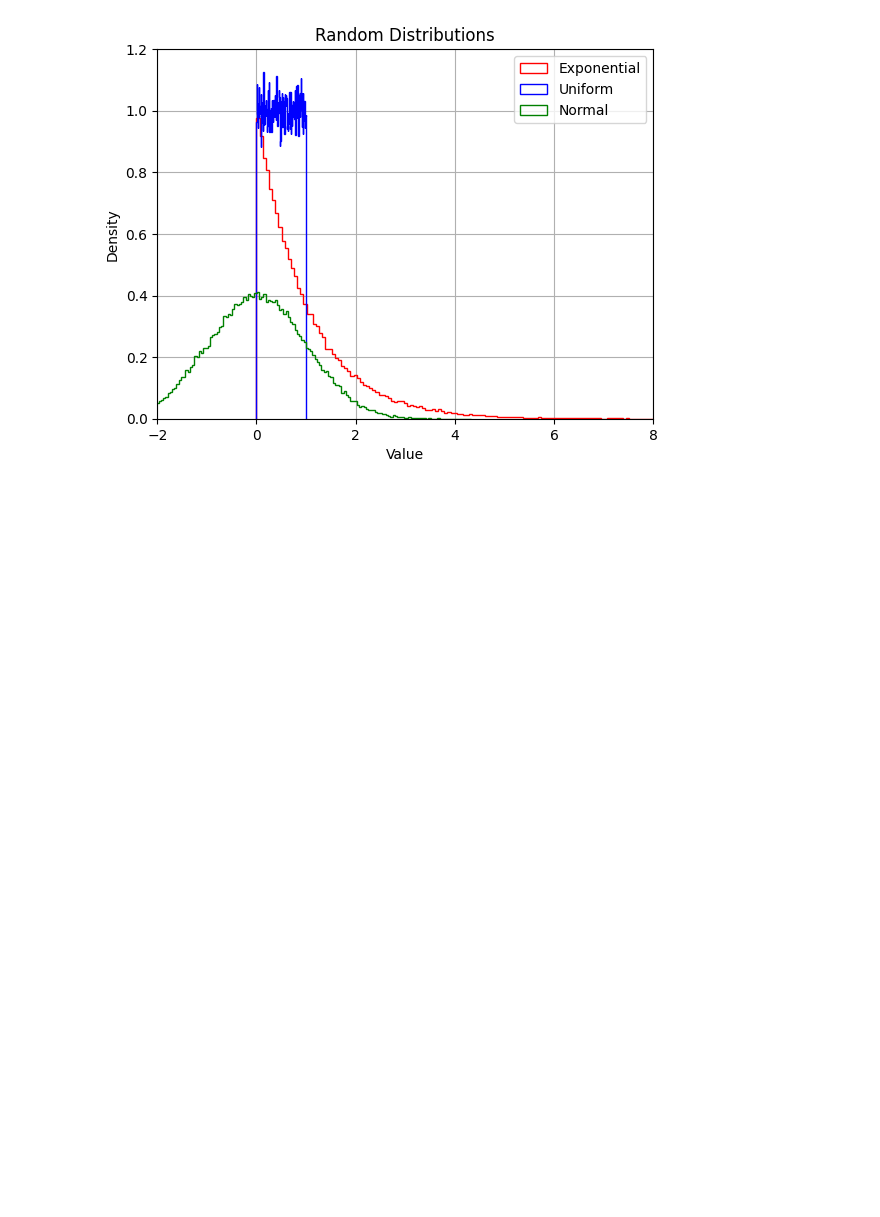
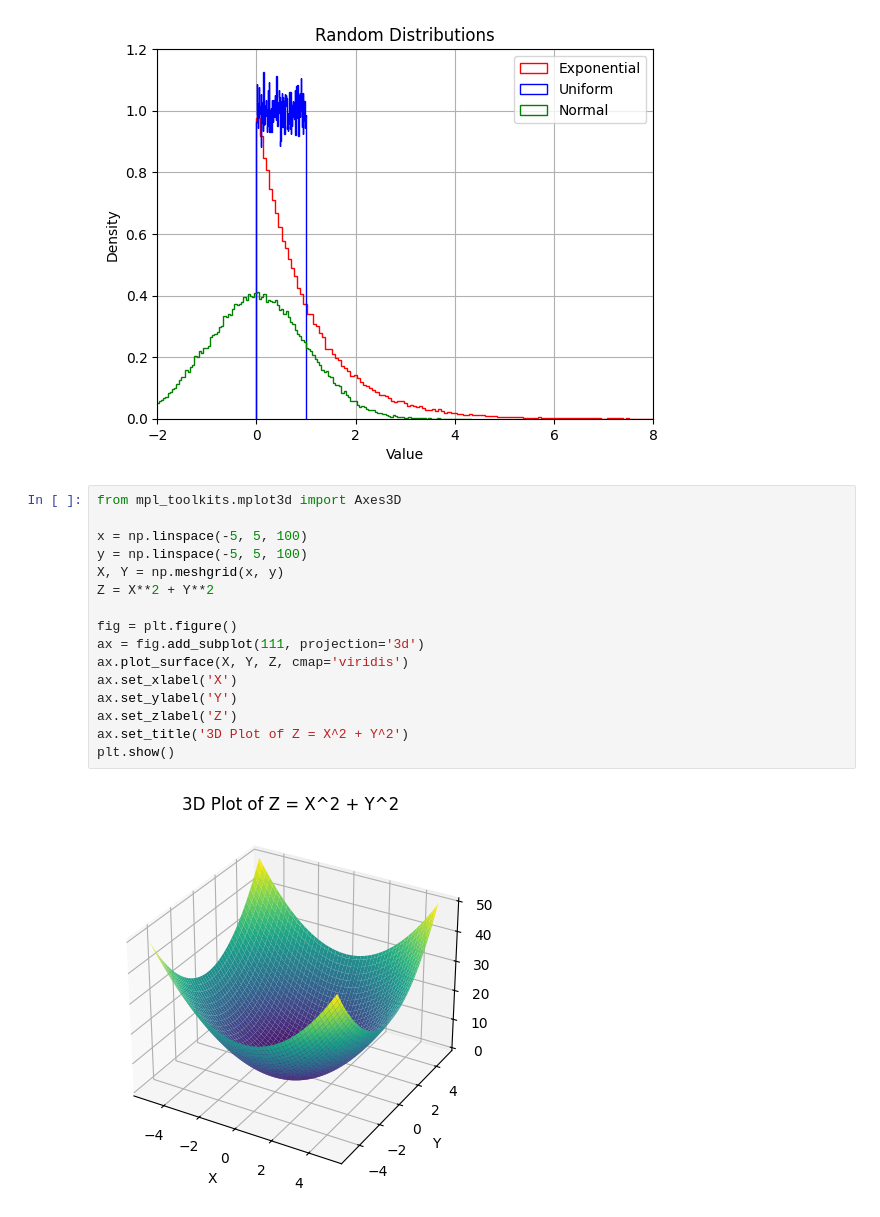
Before and after one commit to thakshilaCodes/DS_LAB_01, a Jupyter notebook: DSLab01.ipynb, the cells around one changed output. Cells and saved outputs as stored; diff of their text form; blank space fills up the shorter version.

```diff
--- a/DSLab01.ipynb
+++ b/DSLab01.ipynb
@@ -31,3 +31,21 @@ plt.grid(True)
 plt.show()
 # %% [output]
 [figure]
+# %%
+from mpl_toolkits.mplot3d import Axes3D
+
+x = np.linspace(-5, 5, 100)
+y = np.linspace(-5, 5, 100)
+X, Y = np.meshgrid(x, y)
+Z = X**2 + Y**2
+
+fig = plt.figure()
+ax = fig.add_subplot(111, projection='3d')
+ax.plot_surface(X, Y, Z, cmap='viridis')
+ax.set_xlabel('X')
+ax.set_ylabel('Y')
+ax.set_zlabel('Z')
+ax.set_title('3D Plot of Z = X^2 + Y^2')
+plt.show()
+# %% [output]
+[figure, added]
```
